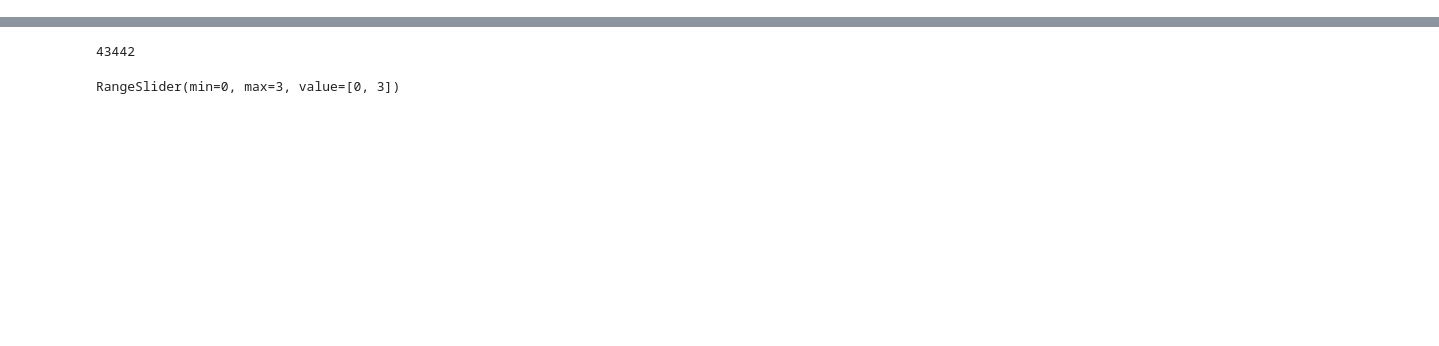
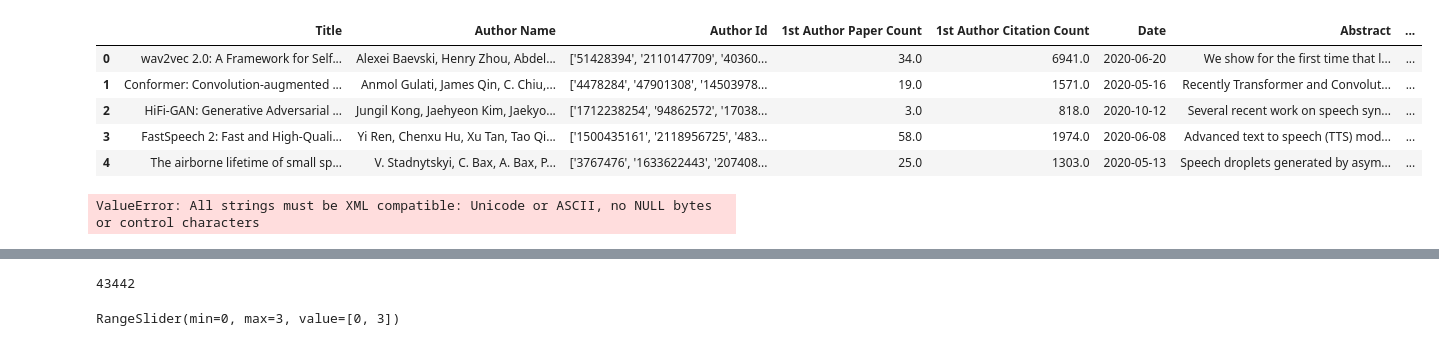
Before and after one commit to linyueqian/RTVis, a Jupyter notebook: network/vis.ipynb, the cells around one changed output, grey strips where cells are left out. Cells and saved outputs as stored; diff of their text form; code cells hidden in the pictures; blank space fills up the shorter version.

Commit message:
update demo dataset

```diff
--- a/network/vis.ipynb
+++ b/network/vis.ipynb
@@ -1,3 +1,14 @@
 # %%
 import pandas as pd
 df = pd.read_excel('../demo_dataset_new.xlsx')
+# %%
+df1 = pd.read_csv('/Users/yueqianlin/Library/CloudStorage/Box-Box/KitFolder/STATS401/FinalProject/Speech-research-trend-vis/result4.csv')
+# %%
+df1.head()
+# %% [output]
+|  | Title | Author Name | Author Id | 1st Author Paper Count | 1st Author Citation Count | Date | Abstract | ... |
+| 0 | wav2vec 2.0: A Framework for Self... | Alexei Baevski, Henry Zhou, Abdel... | ['51428394', '2110147709', '40360... | 34.0 | 6941.0 | 2020-06-20 | We show for the first time that l... | ... |
+| 1 | Conformer: Convolution-augmented ... | Anmol Gulati, James Qin, C. Chiu,... | ['4478284', '47901308', '14503978... | 19.0 | 1571.0 | 2020-05-16 | Recently Transformer and Convolut... | ... |
+| 2 | HiFi-GAN: Generative Adversarial ... | Jungil Kong, Jaehyeon Kim, Jaekyo... | ['1712238254', '94862572', '17038... | 3.0 | 818.0 | 2020-10-12 | Several recent work on speech syn... | ... |
+| 3 | FastSpeech 2: Fast and High-Quali... | Yi Ren, Chenxu Hu, Xu Tan, Tao Qi... | ['1500435161', '2118956725', '483... | 58.0 | 1974.0 | 2020-06-08 | Advanced text to speech (TTS) mod... | ... |
+| 4 | The airborne lifetime of small sp... | V. Stadnytskyi, C. Bax, A. Bax, P... | ['3767476', '1633622443', '207408... | 25.0 | 1303.0 | 2020-05-13 | Speech droplets generated by asym... | ... |
@@ -4,3 +18,7 @@ df = pd.read_excel('../demo_dataset_new.xlsx')
+# %%
+df1.to_excel('demo_dataset.xlsx', index=False)
+# %% [output]
+ValueError: All strings must be XML compatible: Unicode or ASCII, no NULL bytes or control characters
 # %%
 df.head()
 # %% [output]
```
Also changed, not shown: parts of 1 cell of this notebook, 3 other files.
